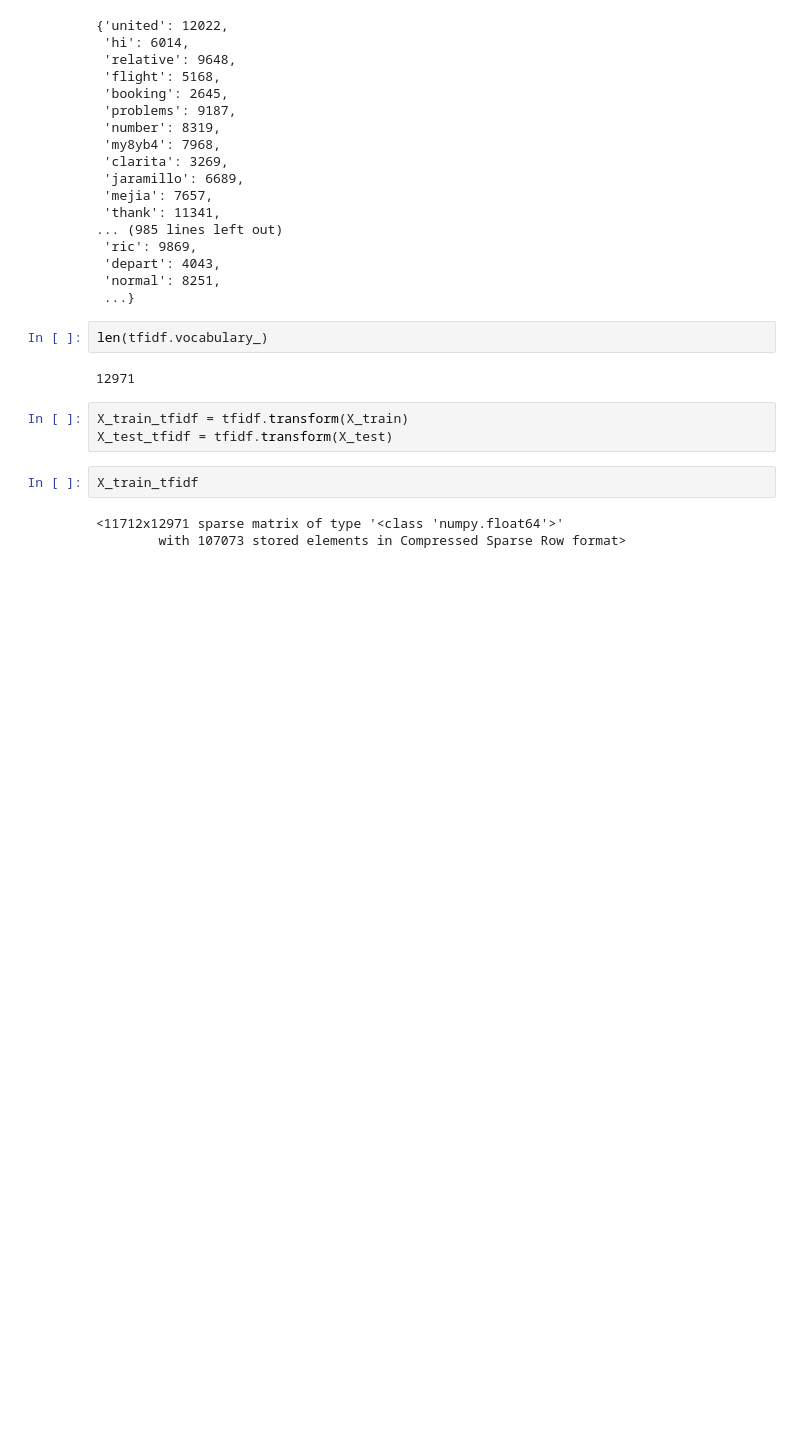
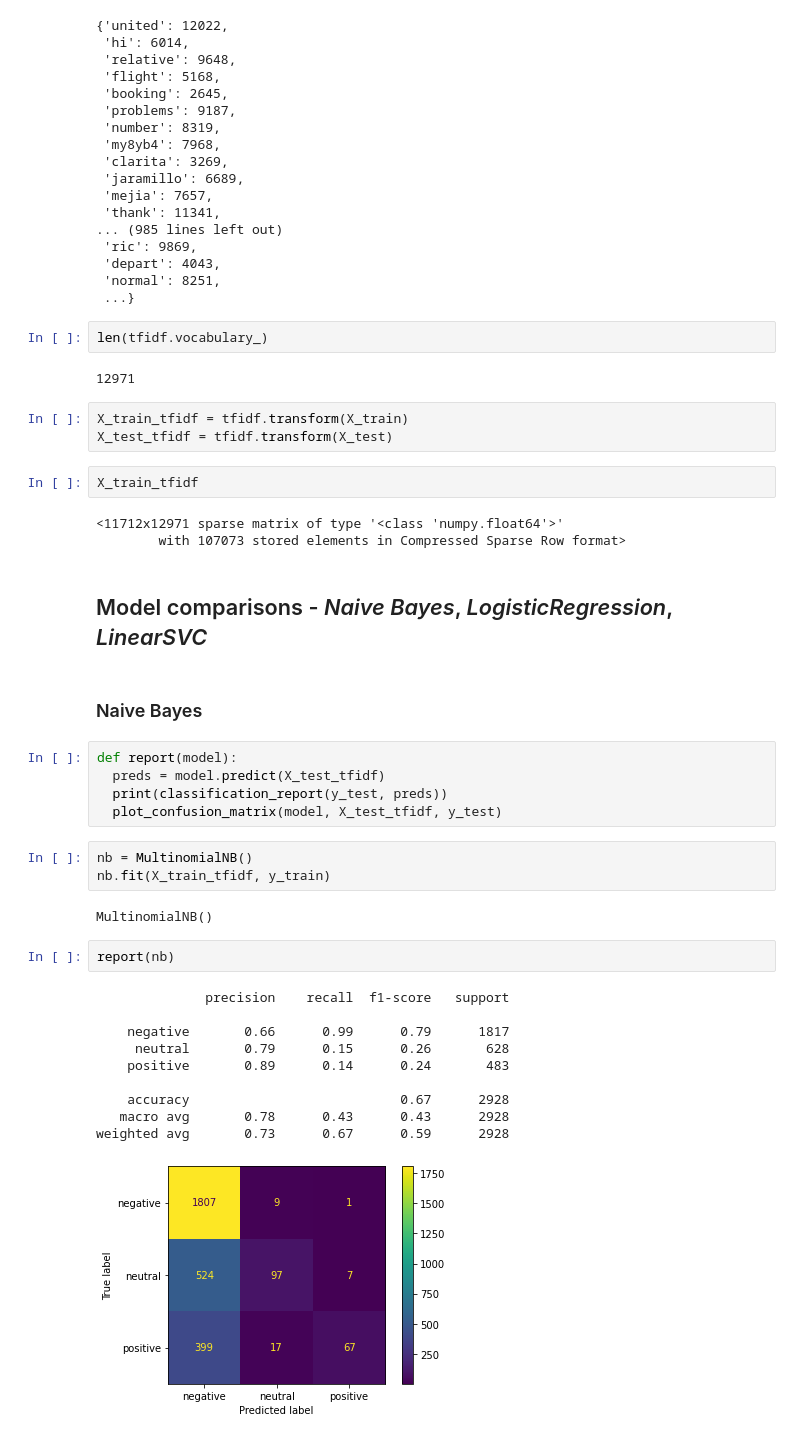
Before and after one commit to mo-amininasab/Twitter_US_Airline_Sentiment, a Jupyter notebook: Twitter_US_Airline_Sentiment.ipynb, the cells around one changed output. Drawn from its saved outputs; the diff is of its cells as text; blank space fills up the shorter version.

Commit message:
naive bayes add

```diff
--- a/Twitter_US_Airline_Sentiment.ipynb
+++ b/Twitter_US_Airline_Sentiment.ipynb
@@ -161,3 +161,30 @@ X_train_tfidf
 # %% [output]
 <11712x12971 sparse matrix of type '<class 'numpy.float64'>'
         with 107073 stored elements in Compressed Sparse Row format>
+# %% [markdown]
+## Model comparisons - *Naive Bayes*, *LogisticRegression*, *LinearSVC*
+# %% [markdown]
+### Naive Bayes
+# %%
+def report(model):
+  preds = model.predict(X_test_tfidf)
+  print(classification_report(y_test, preds))
+  plot_confusion_matrix(model, X_test_tfidf, y_test)
+# %%
+nb = MultinomialNB()
+nb.fit(X_train_tfidf, y_train)
+# %% [output]
+MultinomialNB()
+# %%
+report(nb)
+# %% [output]
+              precision    recall  f1-score   support
+
+    negative       0.66      0.99      0.79      1817
+     neutral       0.79      0.15      0.26       628
+    positive       0.89      0.14      0.24       483
+
+    accuracy                           0.67      2928
+   macro avg       0.78      0.43      0.43      2928
+weighted avg       0.73      0.67      0.59      2928
+[figure, added]
```
